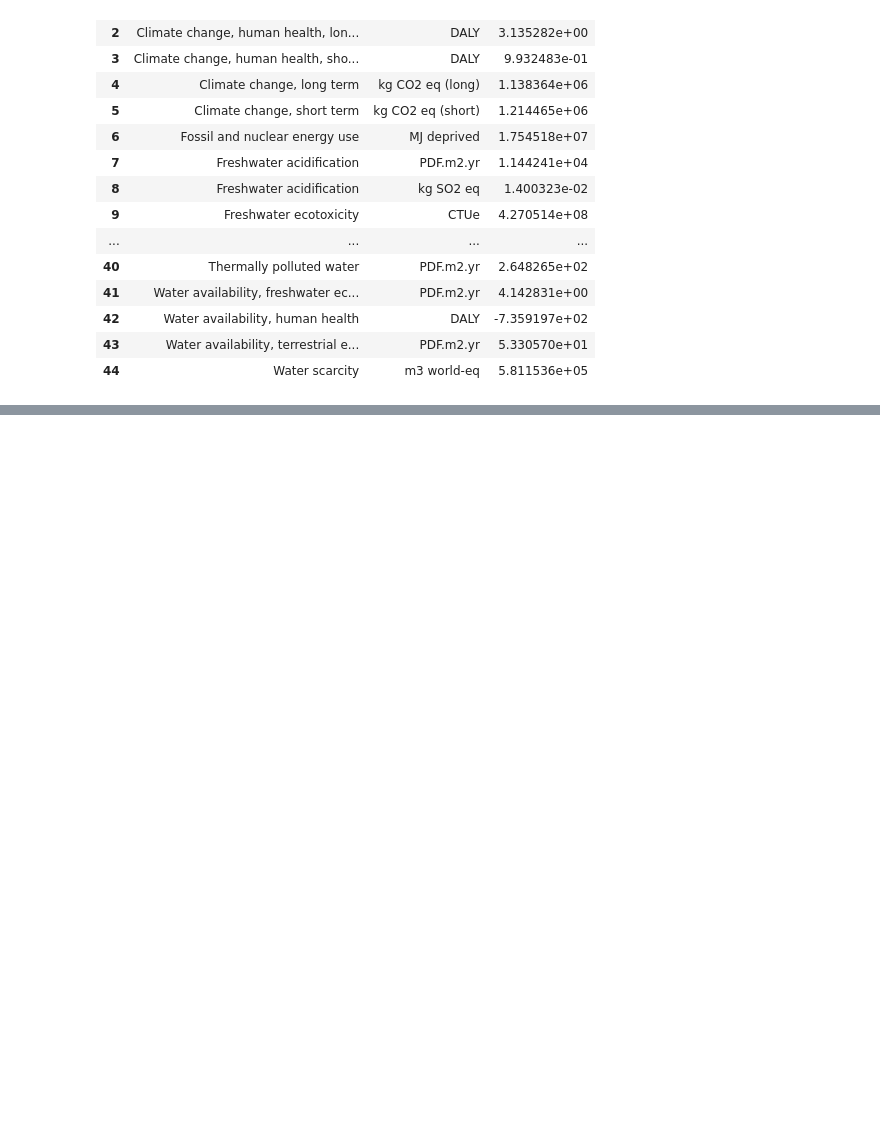
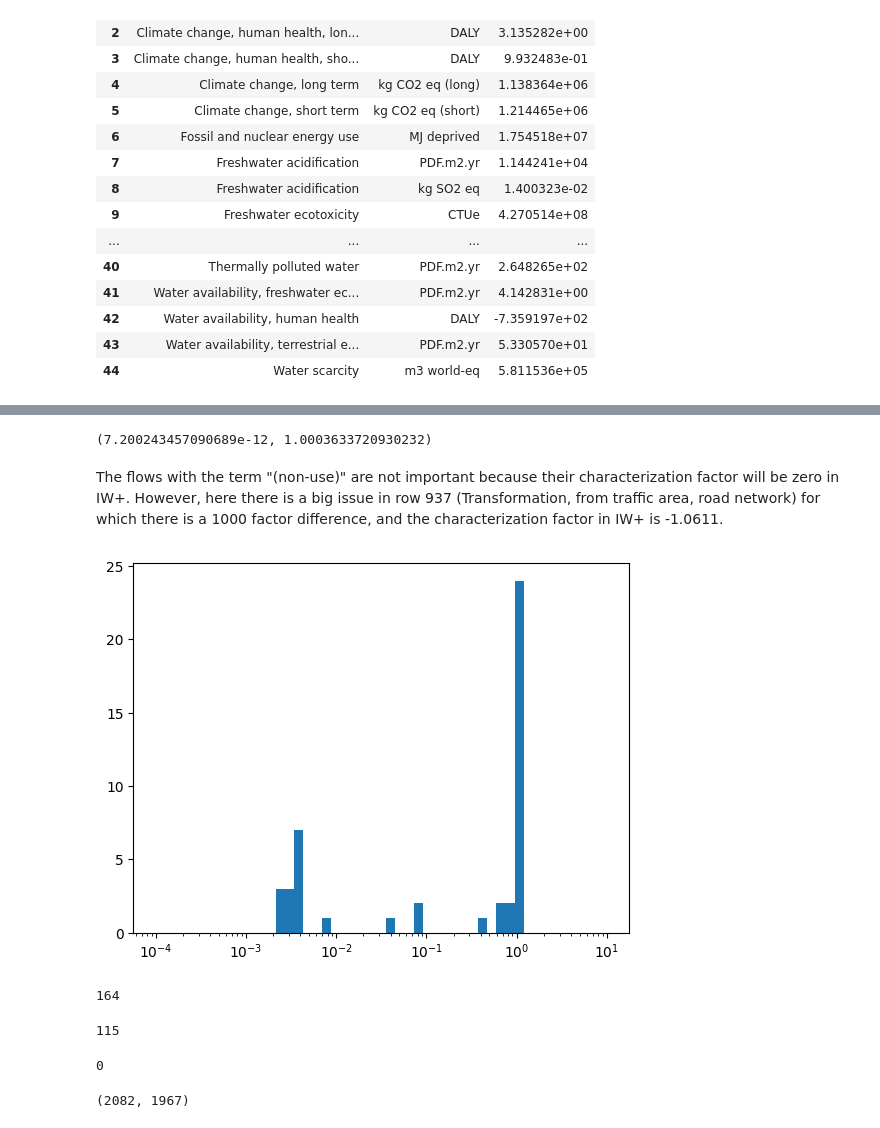
Before and after one commit to matthieu-str/ES_MOO_validation, a Jupyter notebook: test_basics.ipynb, the cells around one changed output, grey strips where cells are left out. Cells and saved outputs as stored; diff of their text form; code cells hidden in the pictures; blank space fills up the shorter version.

```diff
--- a/test_basics.ipynb
+++ b/test_basics.ipynb
@@ -173,0 +288,2 @@ plot_comparison(wind_impacts_midpoints, save=False)
+# %%
+Em_wind_full = pd.merge(left=Em_wind_full, right=wind_bw_inventory, on=["name", "comp", "subcomp"], how="outer")
@@ -173,0 +306,8 @@ plot_comparison(wind_impacts_midpoints, save=False)
+# %%
+number_of_digits = 4
+Em_wind_full.wind_bw = Em_wind_full.wind_bw.apply(lambda x: float(f'%.{number_of_digits}g' % x))
+Em_wind_full.wind_ES_moo = Em_wind_full.wind_ES_moo.apply(lambda x: float(f'%.{number_of_digits}g' % x))
+# %%
+Em_wind_full_differences = Em_wind_full[Em_wind_full.wind_ES_moo != Em_wind_full.wind_bw]
+# %%
+Em_wind_full_differences["delta"] = Em_wind_full_differences.wind_bw / Em_wind_full_differences.wind_ES_moo
@@ -173,0 +356,32 @@ plot_comparison(wind_impacts_midpoints, save=False)
+# %%
+Em_wind_full_differences.delta.abs().min(), Em_wind_full_differences.delta.max()
+# %% [output]
+(7.200243457090689e-12, 1.0003633720930232)
+# %% [markdown]
+The flows with the term "(non-use)" are not important because their characterization factor will be zero in IW+. However, here there is a big issue in row 937 (Transformation, from traffic area, road network) for which there is a 1000 factor difference, and the characterization factor in IW+ is -1.0611.
+# %%
+values_diff = Em_wind_full_differences.loc[~Em_wind_full_differences.wind_bw.isnull()].delta
+plt.hist(values_diff, bins=np.logspace(np.log10(1e-4),np.log10(10), 50))
+plt.xscale("log")
+plt.show()
+# %% [output]
+[figure, added]
+# %%
+# Number of differences between ecospold2matrix and brightway
+Em_wind_full_differences.shape[0]
+# %% [output]
+164
+# %%
+# Number of differences due to the fact that the flow is present in ecospold2matrix but absent in bw, the rest being a difference of values
+Em_wind_full_differences.wind_bw.isnull().sum()
+# %% [output]
+115
+# %%
+# All the flows present in bw are also present in ecospold2matrix
+Em_wind_full_differences.wind_ES_moo.isnull().sum()
+# %% [output]
+0
+# %%
+Em_wind.shape[0], wind_bw_inventory.shape[0]
+# %% [output]
+(2082, 1967)
```
Also changed, not shown: parts of 26 cells of this notebook.
